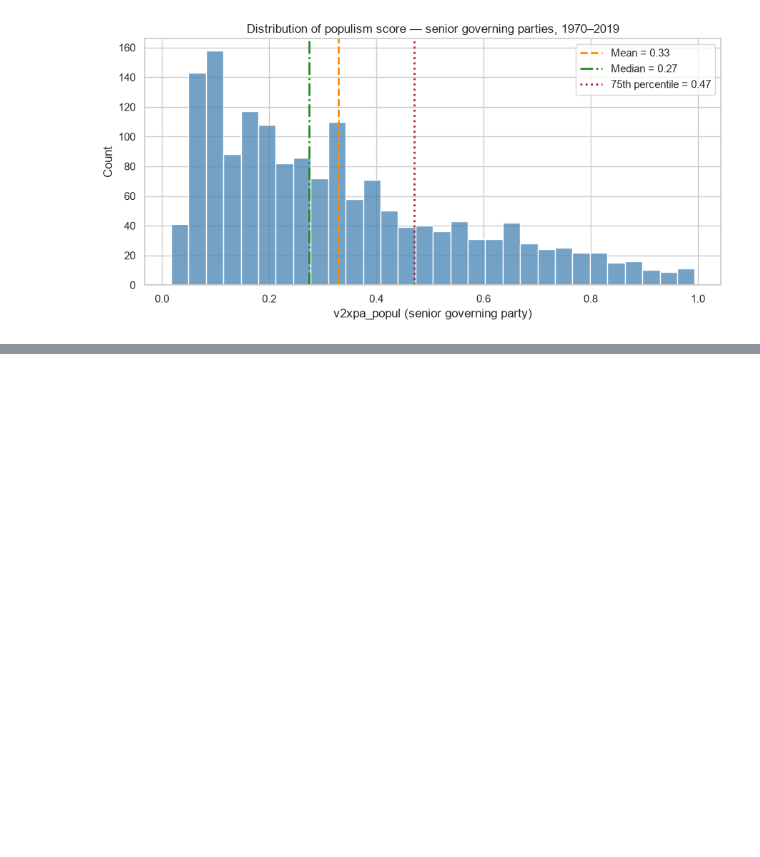
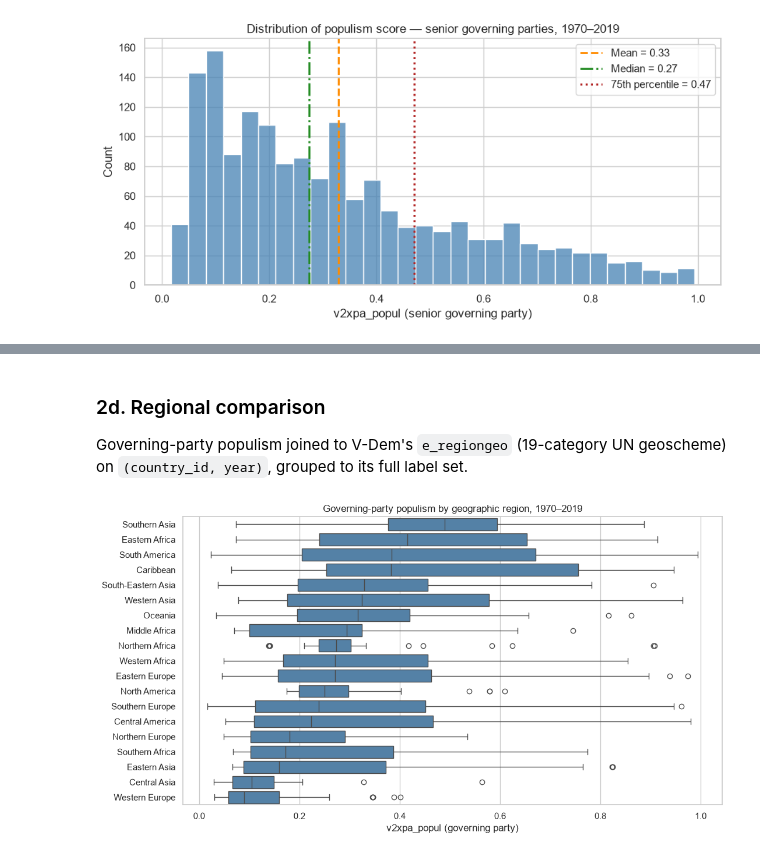
Before and after one commit to VYelisieievV/data-science-lab-bicocca, a Jupyter notebook: notebooks/01_eda_populism_corruption.ipynb, the cells around one changed output, grey strips where cells are left out. Cells and saved outputs as stored; diff of their text form; code cells hidden in the pictures; blank space fills up the shorter version.

```diff
--- a/notebooks/01_eda_populism_corruption.ipynb
+++ b/notebooks/01_eda_populism_corruption.ipynb
@@ -335,0 +402,48 @@ plt.show()
+# %% [markdown]
+### 2d. Regional comparison
+
+Governing-party populism joined to V-Dem's `e_regiongeo` (19-category UN geoscheme) on `(country_id, year)`, grouped to its full label set.
+# %%
+REGIONGEO_LABELS = {
+    1: "Western Europe", 2: "Northern Europe", 3: "Southern Europe",
+    4: "Eastern Europe", 5: "Northern Africa", 6: "Western Africa",
+    7: "Middle Africa", 8: "Eastern Africa", 9: "Southern Africa",
+    10: "Western Asia", 11: "Central Asia", 12: "Eastern Asia",
+    13: "South-Eastern Asia", 14: "Southern Asia", 15: "Oceania",
+    16: "North America", 17: "Central America", 18: "South America",
+    19: "Caribbean",
+}
+
+regional_popul = pl.read_database(
+    f"""
+    SELECT vp.v2xpa_popul, vd.e_regiongeo
+    FROM raw.vparty_country_party_date vp
+    JOIN raw.vdem_country_year vd
+      ON vp.country_id = vd.country_id AND vp.year = vd.year
+    WHERE vp.v2pagovsup = 0
+      AND vp.year BETWEEN {ANALYSIS_START_YEAR} AND {ANALYSIS_END_YEAR}
+      AND vp.v2xpa_popul IS NOT NULL
+    """,
+    con,
+).with_columns(
+    pl.col("e_regiongeo").replace_strict(REGIONGEO_LABELS, return_dtype=pl.Utf8).alias("region")
+)
+
+region_order = (
+    regional_popul.group_by("region").agg(pl.col("v2xpa_popul").median())
+    .sort("v2xpa_popul", descending=True)["region"].to_list()
+)
+
+fig, ax = plt.subplots(figsize=(11, 6))
+sns.boxplot(
+    x=regional_popul["v2xpa_popul"].to_numpy(),
+    y=regional_popul["region"].to_numpy(),
+    order=region_order, color="steelblue", ax=ax,
+)
+ax.set_xlabel("v2xpa_popul (governing party)")
+ax.set_ylabel("")
+ax.set_title("Governing-party populism by geographic region, 1970–2019")
+fig.tight_layout()
+plt.show()
+# %% [output]
+[figure, added]
```
Also changed, not shown: parts of 17 cells of this notebook, 1 other file.
